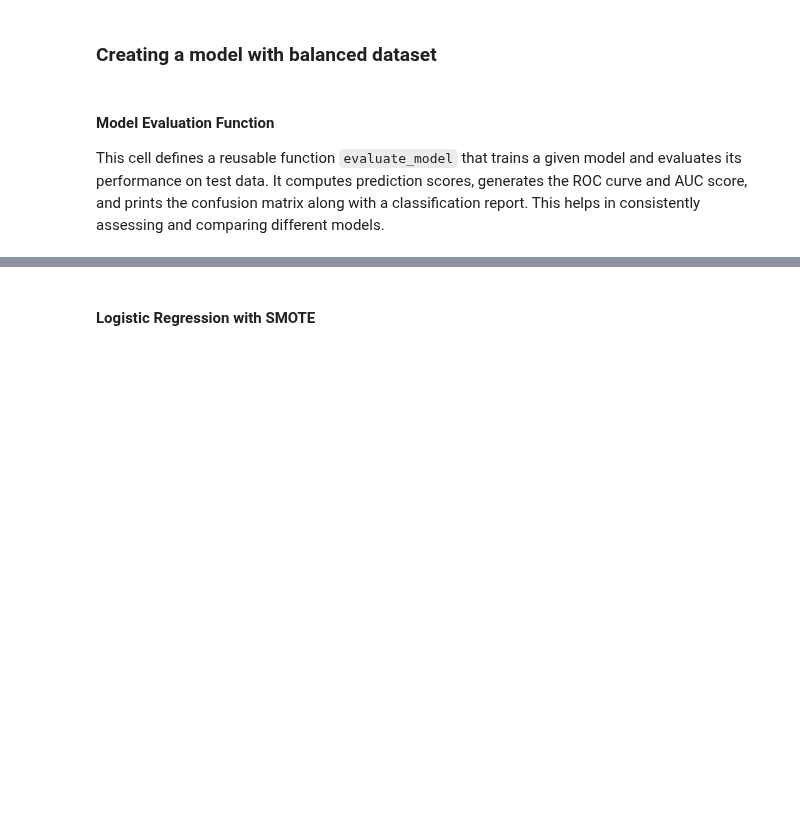
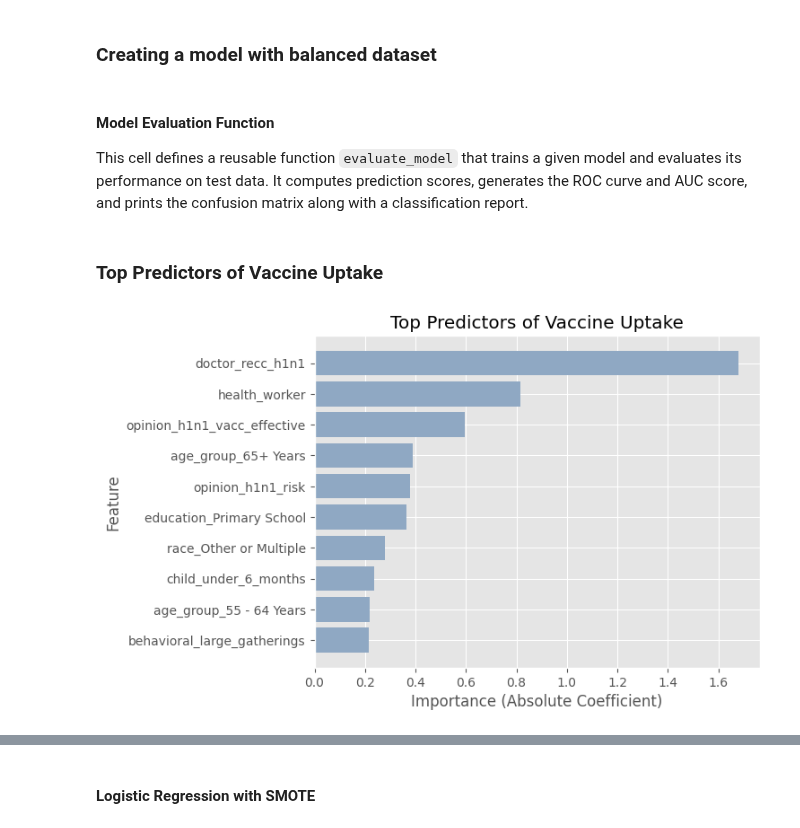
Before and after one commit to MaurineChemutai/Phase_3_Project_H1N1-and-Seasonal-Flu-Vaccines-Classification-Model, a Jupyter notebook: index.ipynb, the cells around one changed output, grey strips where cells are left out. Cells and saved outputs as stored; diff of their text form; code cells hidden in the pictures; blank space fills up the shorter version.

```diff
--- a/index.ipynb
+++ b/index.ipynb
@@ -928,7 +953,7 @@ To address this issue, SMOTE resampling technique was used to balance the datase
 # %% [markdown]
 #### Model Evaluation Function
 
-This cell defines a reusable function `evaluate_model` that trains a given model and evaluates its performance on test data. It computes prediction scores, generates the ROC curve and AUC score, and prints the confusion matrix along with a classification report. This helps in consistently assessing and comparing different models.
+This cell defines a reusable function `evaluate_model` that trains a given model and evaluates its performance on test data. It computes prediction scores, generates the ROC curve and AUC score, and prints the confusion matrix along with a classification report.
 # %%
 # Set plotting style for consistency and better visualization
 plt.style.use('ggplot')
@@ -964,3 +989,36 @@ def evaluate_model(model, X_train, y_train, X_test, y_test, model_name="Model"):
     print("\nClassification Report:")
     print(classification_report(y_test, y_pred))
     return fpr, tpr, auc
+# %% [markdown]
+### Top Predictors of Vaccine Uptake
+# %%
+# Create a DataFrame to store feature names and their corresponding coefficients
+coefficients = pd.DataFrame({
+    'Feature': X_train_full.columns,          # Names of all input features
+    'Coefficient': model.coef_[0]             # Coefficients from the trained logistic regression model
+})
+
+# Create a new column with absolute values of coefficients
+# This helps us measure the strength of each feature regardless of direction (+/-)
+coefficients['Abs_Coefficient'] = coefficients['Coefficient'].abs()
+
+# Sort features by importance (highest to lowest)
+coefficients = coefficients.sort_values(by='Abs_Coefficient', ascending=False)
+
+# Select the top 10 most important features
+top_features = coefficients.head(10)
+
+# Create a horizontal bar plot
+plt.figure()
+plt.barh(top_features['Feature'], top_features['Abs_Coefficient'], color="#8FA8C3")
+plt.xlabel('Importance (Absolute Coefficient)')
+plt.ylabel('Feature')
+plt.title('Top Predictors of Vaccine Uptake')
+
+# Invert y-axis so the most important feature appears at the top
+plt.gca().invert_yaxis()
+
+# Display the plot
+plt.show()
+# %% [output]
+[figure, added]
```
Also changed, not shown: parts of 22 cells of this notebook.
